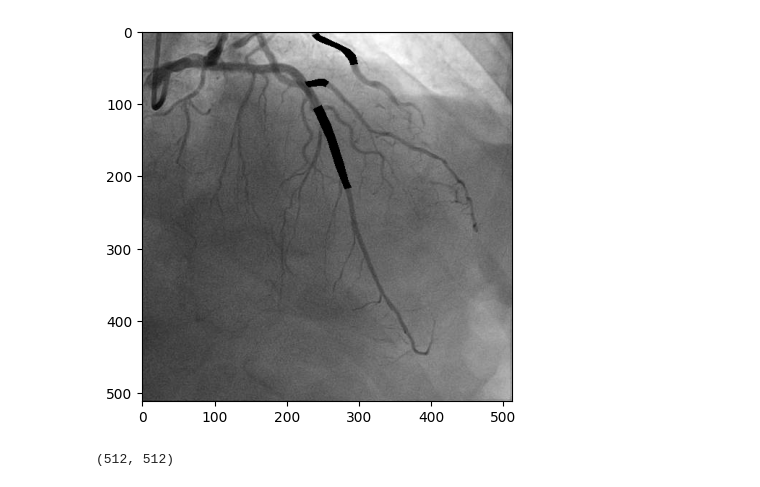
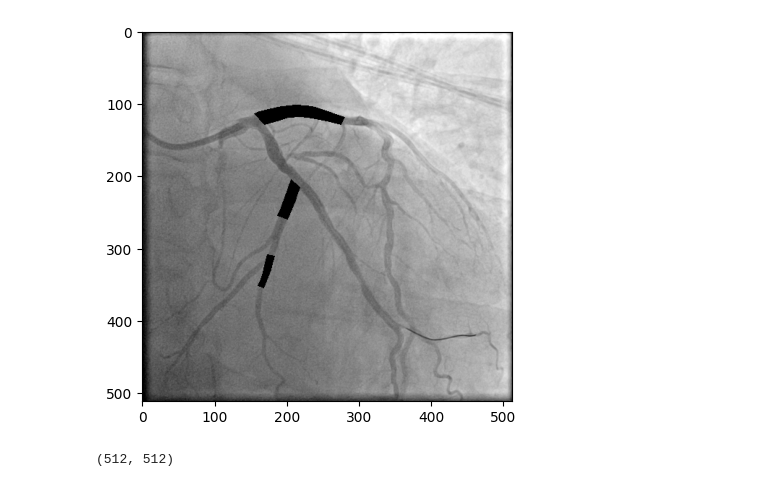
Before and after one commit to chenho2000/UNet-plus-plus-for-Stenosis-Segmentation, a Jupyter notebook: train.ipynb, the cells around one changed output. Drawn from its saved outputs; the diff is of its cells as text; code cells hidden in the pictures.

Commit message:
train

```diff
--- a/train.ipynb
+++ b/train.ipynb
@@ -22,11 +27,11 @@ stenosis_train = ARCADE('dataset/stenosis/train')
 # %%
-sample = stenosis_train[1]
-image = sample['image']
-mask = sample['mask']
+sample = ARCADE('dataset/stenosis/test')[10]
+image = sample[0].reshape((512, 512))
+mask = sample[1].reshape((512, 512))
 
 plot_image_with_mask(image, mask)
 # %% [output]
-[figure, old version]
+[figure, new version]
 # %%
 image.shape
 # %% [output]
```
Also changed, not shown: parts of 13 cells of this notebook, 2 other files.
